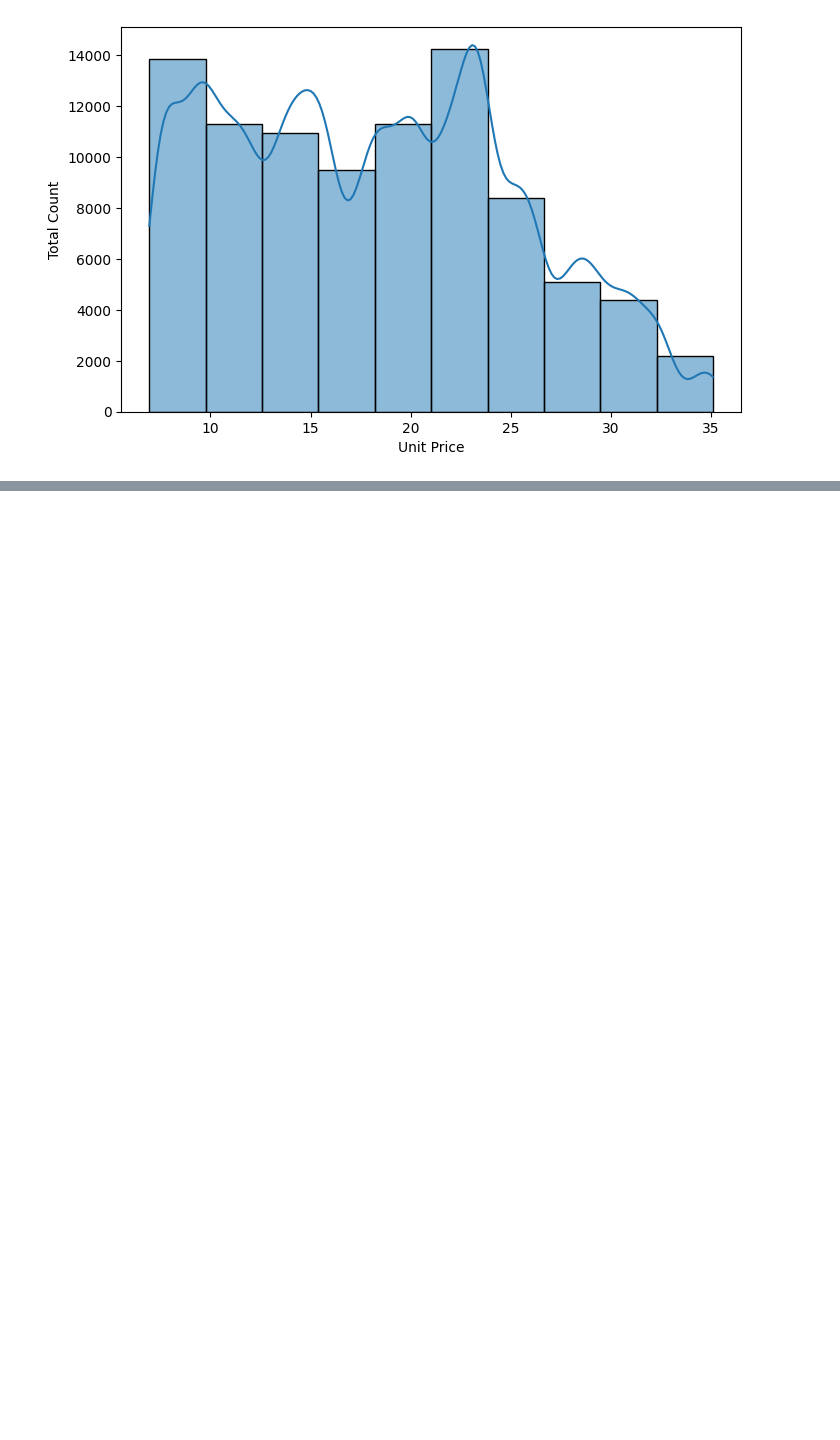
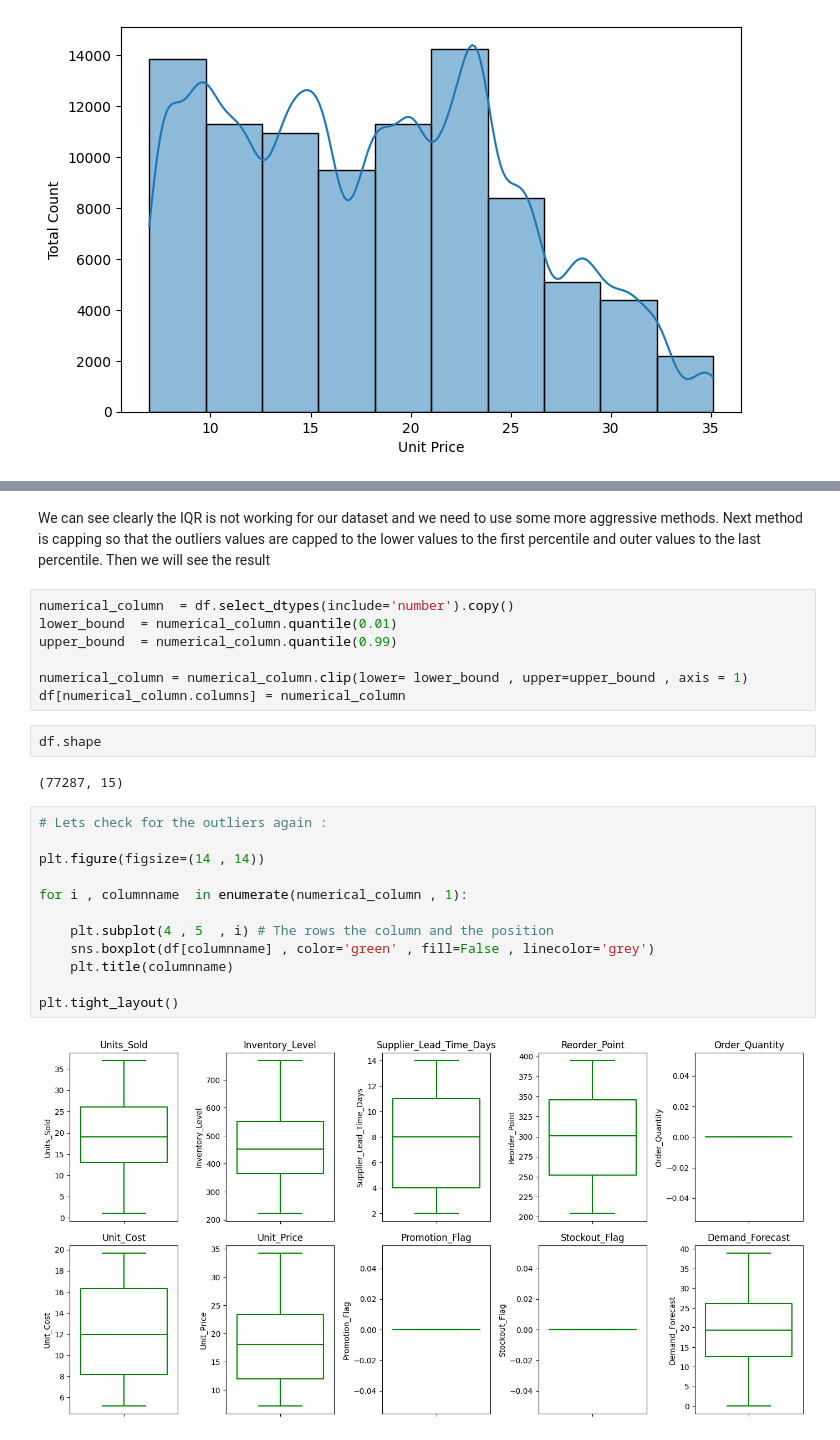
Before and after one commit to vinaypant33/supply_chain_control_tower, a Jupyter notebook: notebooks/eda.ipynb, the cells around one changed output, grey strips where cells are left out. Saved outputs shown, nothing was run; the diff lists cells and outputs as text; blank space fills up the shorter version.

```diff
--- a/notebooks/eda.ipynb
+++ b/notebooks/eda.ipynb
@@ -165,0 +278,29 @@ plt.show()
+# %% [markdown]
+We can see clearly the IQR is not working for our dataset and we need to use some more aggressive methods.
+Next method is capping so that the outliers values are capped to the lower values to the first percentile and outer values to the last percentile.
+Then we will see the result
+# %%
+numerical_column  = df.select_dtypes(include='number').copy()
+lower_bound  = numerical_column.quantile(0.01)
+upper_bound  = numerical_column.quantile(0.99)
+
+numerical_column = numerical_column.clip(lower= lower_bound , upper=upper_bound , axis = 1)
+df[numerical_column.columns] = numerical_column
+# %%
+df.shape
+# %% [output]
+(77287, 15)
+# %%
+# Lets check for the outliers again :
+
+plt.figure(figsize=(14 , 14))
+
+for i , columnname  in enumerate(numerical_column , 1):
+
+    plt.subplot(4 , 5  , i) # The rows the column and the position
+    sns.boxplot(df[columnname] , color='green' , fill=False , linecolor='grey')
+    plt.title(columnname)
+
+plt.tight_layout()
+# %% [output]
+[figure, added]
```
Also changed, not shown: parts of 21 cells of this notebook.
